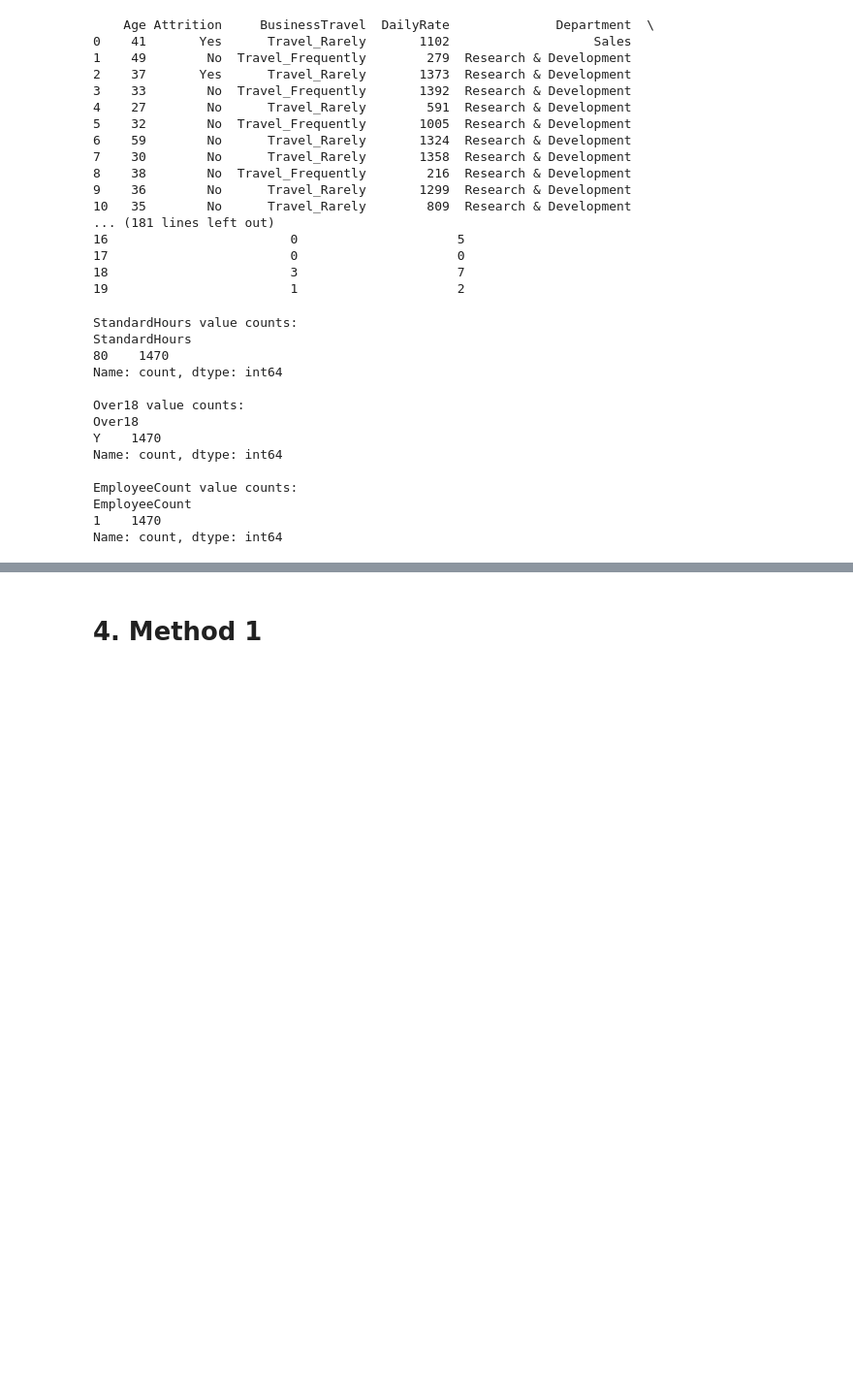
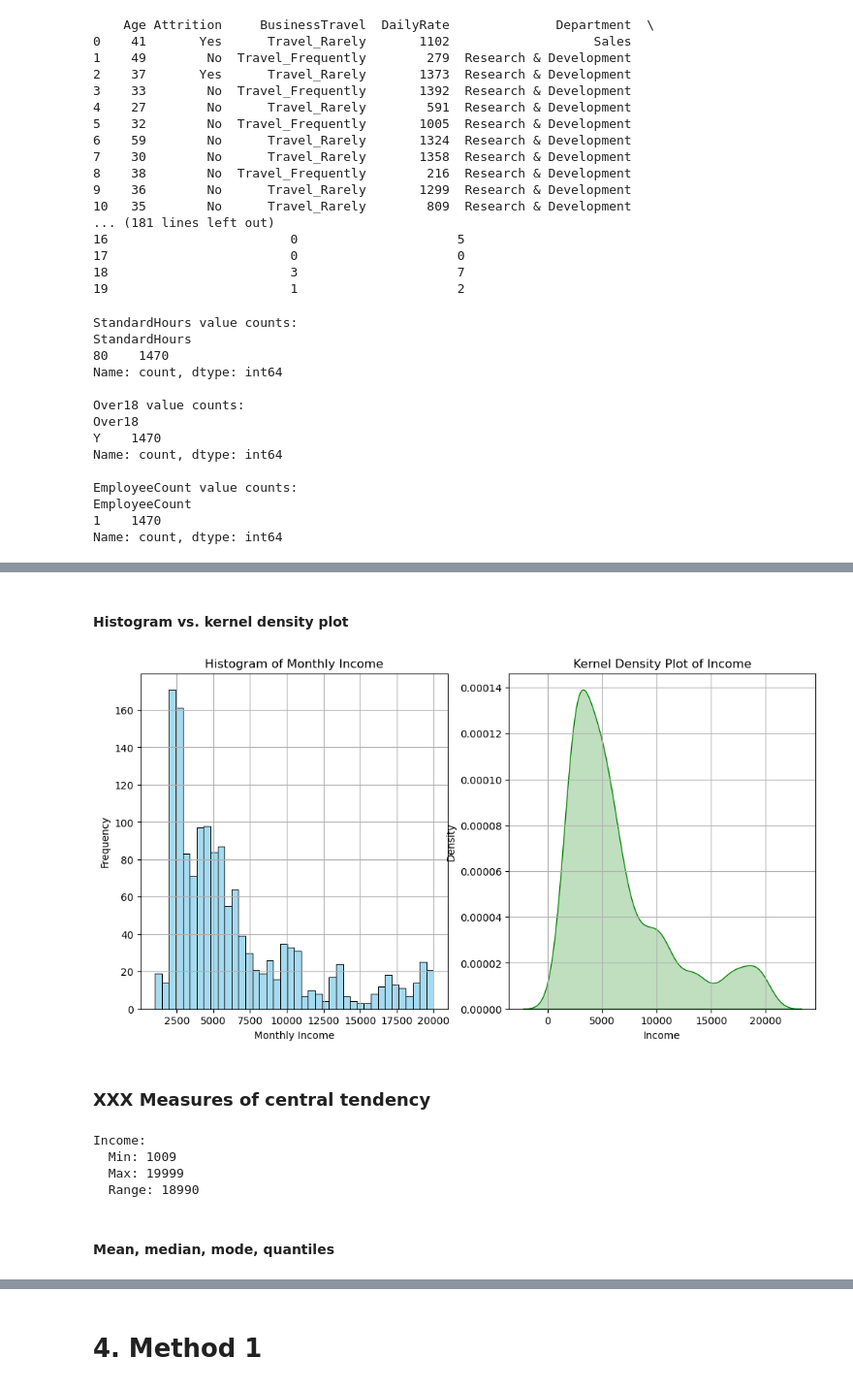
Before and after one commit to pepi151101/Research-Methods, a Jupyter notebook: Project 1.ipynb, the cells around one changed output, grey strips where cells are left out. Shown: that part at 97% size. Drawn from its saved outputs; the diff is of its cells as text; code cells hidden in the pictures; blank space fills up the shorter version.

```diff
--- a/Project 1.ipynb
+++ b/Project 1.ipynb
@@ -209,0 +290,39 @@ None
+# %% [markdown]
+#### Histogram vs. kernel density plot
+# %%
+plt.figure(figsize=(12, 6))
+
+# Histogram
+plt.subplot(1, 2, 1)
+sns.histplot(df['MonthlyIncome'], bins=40, kde=False, color='skyblue')
+plt.title('Histogram of Monthly Income')
+plt.xlabel('Monthly Income')
+plt.ylabel('Frequency')
+plt.grid(True)
+
+plt.subplot(1, 2, 2)
+sns.kdeplot(df['MonthlyIncome'], fill=True, color='green')
+plt.title('Kernel Density Plot of Income')
+plt.xlabel('Income')
+plt.ylabel('Density')
+plt.grid(True)
+# %% [output]
+[figure, added]
+# %% [markdown]
+### XXX Measures of central tendency
+# %%
+min_income = df['MonthlyIncome'].min()
+max_income = df['MonthlyIncome'].max()
+range_income = max_income - min_income
+
+print("Income:")
+print(f"  Min: {min_income}")
+print(f"  Max: {max_income}")
+print(f"  Range: {range_income}")
+# %% [output]
+Income:
+  Min: 1009
+  Max: 19999
+  Range: 18990
+# %% [markdown]
+#### Mean, median, mode, quantiles
```
Also changed, not shown: parts of 27 cells of this notebook.
